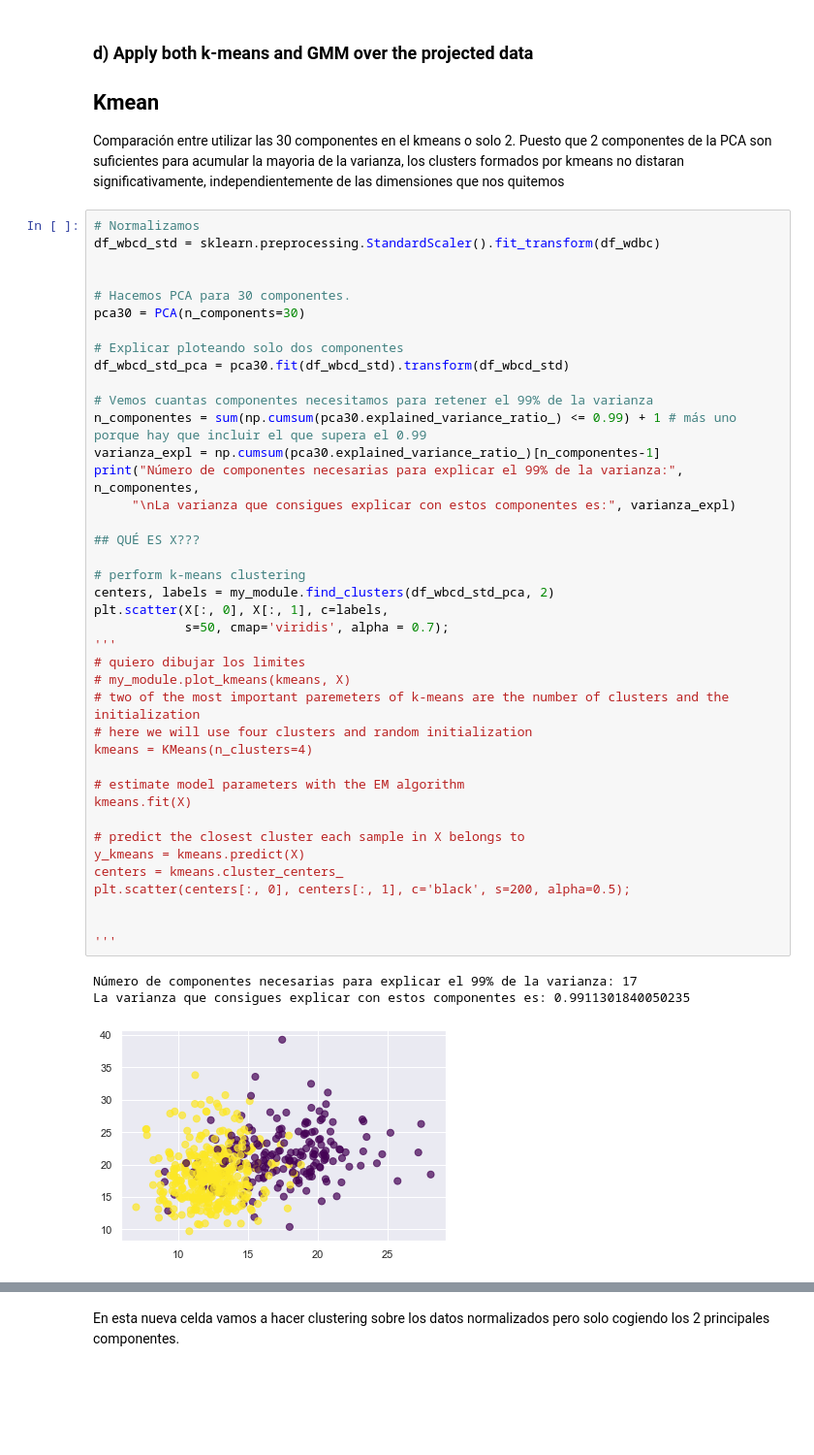
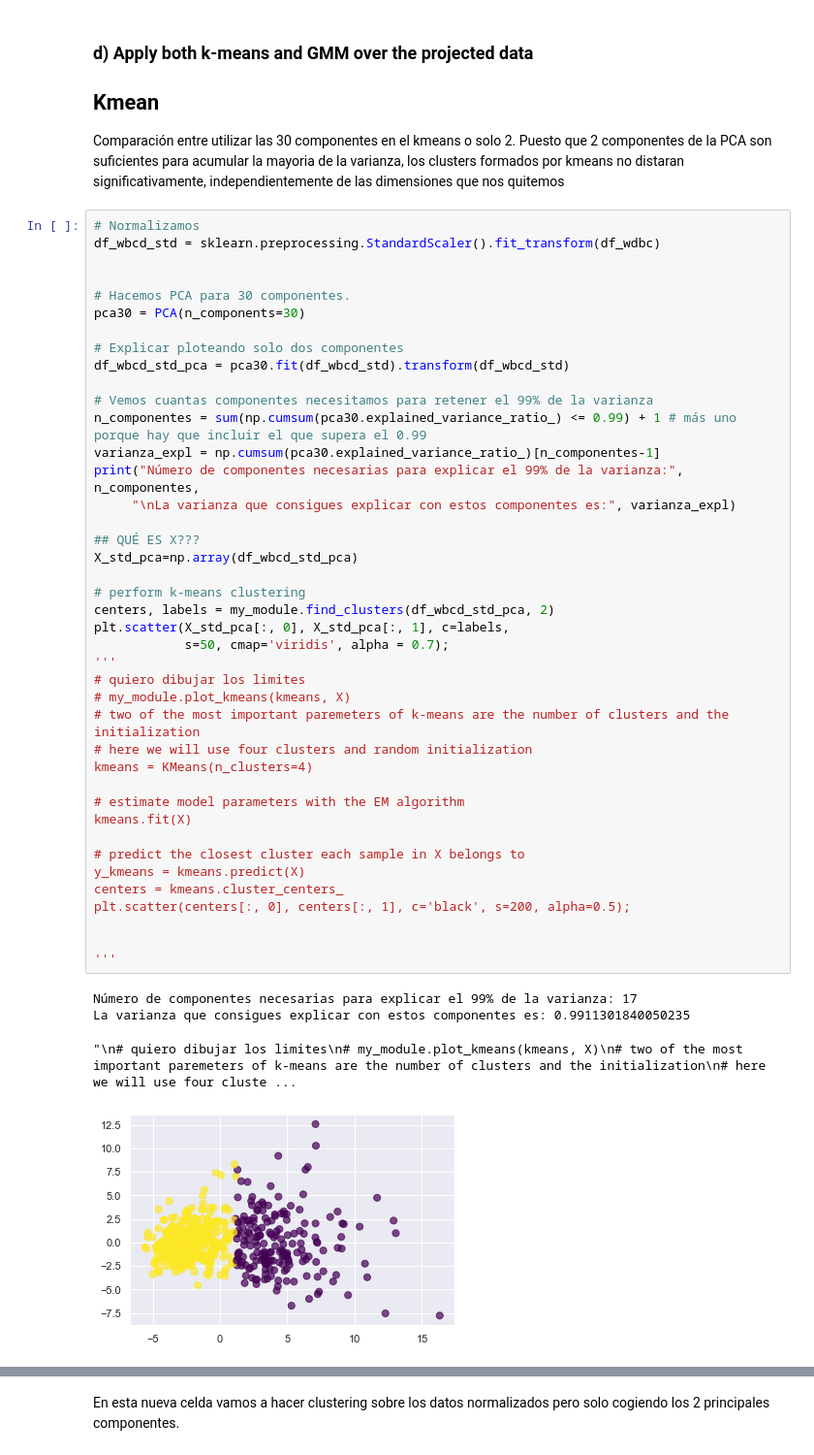
Before and after one commit to Huertas97/APAU_practicas, a Jupyter notebook: Tarea_3/Practica_3/notebook_Clustering_Guille_2.ipynb, the cells around one changed output, grey strips where cells are left out. Shown at 97% size. Drawn from its saved outputs; the diff is of its cells as text; blank space fills up the shorter version.

Commit message:
Corregido Kmeans y GMM

```diff
--- a/Tarea_3/Practica_3/notebook_Clustering_Guille_2.ipynb
+++ b/Tarea_3/Practica_3/notebook_Clustering_Guille_2.ipynb
@@ -867,32 +867,34 @@ df_wbcd_std_pca = pca30.fit(df_wbcd_std).transform(df_wbcd_std)
 n_componentes = sum(np.cumsum(pca30.explained_variance_ratio_) <= 0.99) + 1 # más uno porque hay que incluir el que supera el 0.99
 varianza_expl = np.cumsum(pca30.explained_variance_ratio_)[n_componentes-1]
 print("Número de componentes necesarias para explicar el 99% de la varianza:", n_componentes,
      "\nLa varianza que consigues explicar con estos componentes es:", varianza_expl)
 
 ## QUÉ ES X???
+X_std_pca=np.array(df_wbcd_std_pca)
 
 # perform k-means clustering
 centers, labels = my_module.find_clusters(df_wbcd_std_pca, 2)
-plt.scatter(X[:, 0], X[:, 1], c=labels,
+plt.scatter(X_std_pca[:, 0], X_std_pca[:, 1], c=labels,
             s=50, cmap='viridis', alpha = 0.7);
 '''
 # quiero dibujar los limites
 # my_module.plot_kmeans(kmeans, X)
 # two of the most important paremeters of k-means are the number of clusters and the initialization
 # here we will use four clusters and random initialization
 kmeans = KMeans(n_clusters=4)
 
 # estimate model parameters with the EM algorithm
 kmeans.fit(X)
 
 # predict the closest cluster each sample in X belongs to
 y_kmeans = kmeans.predict(X)
 centers = kmeans.cluster_centers_
 plt.scatter(centers[:, 0], centers[:, 1], c='black', s=200, alpha=0.5);
 
 
 '''
 # %% [output]
 Número de componentes necesarias para explicar el 99% de la varianza: 17
 La varianza que consigues explicar con estos componentes es: 0.9911301840050235
+"\n# quiero dibujar los limites\n# my_module.plot_kmeans(kmeans, X)\n# two of the most important paremeters of k-means are the number of clusters and the initialization\n# here we will use four cluste ...
-[figure, old version]
+[figure, new version]
```
Also changed, not shown: parts of 9 cells of this notebook.
